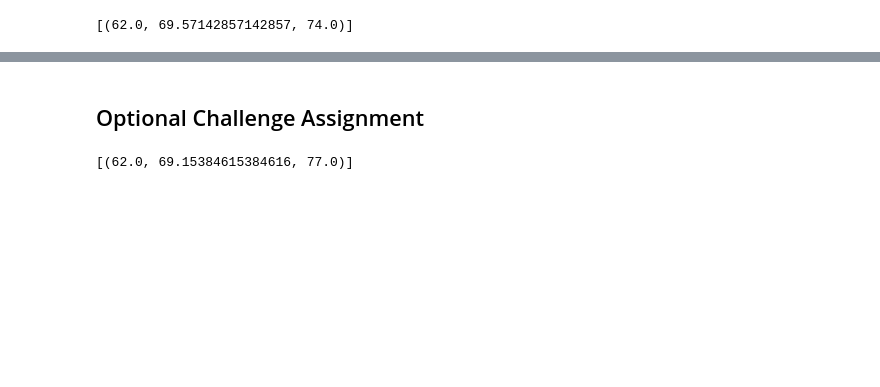
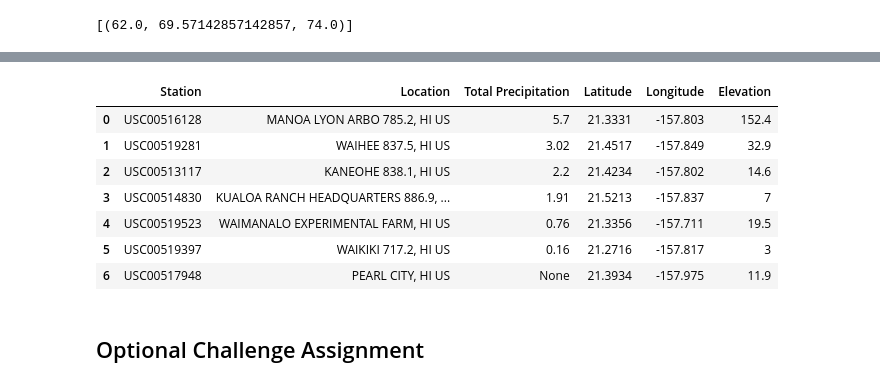
Before and after one commit to faznaimov/Surfs-Up, a Jupyter notebook: climate_starter.ipynb, the cells around one changed output, grey strips where cells are left out. Cells and saved outputs as stored; diff of their text form; code cells hidden in the pictures; blank space fills up the shorter version.

```diff
--- a/climate_starter.ipynb
+++ b/climate_starter.ipynb
@@ -156,6 +220,40 @@ print(calc_temps('2012-02-28', '2012-03-05'))
 # %%
 # Calculate the total amount of rainfall per weather station for your trip dates using the previous year's matching dates.
 # Sort this in descending order by precipitation amount and list the station, name, latitude, longitude, and elevation
+sel = ([Station.station,
+        Station.name,
+        func.sum(Measurement.prcp),
+        Station.latitude,
+        Station.longitude,
+        Station.elevation
+       ])
+
+stationRain = (session.query(*sel)
+                   .filter(Station.station == Measurement.station)
+                   .filter(Measurement.date >= tripStartDate)
+                   .filter(Measurement.date <= tripEndDate)
+                   .group_by(Station.station)
+                   .order_by(func.sum(Measurement.prcp).desc())
+                   .all())
+
+#convert query object to data frame
+stationRainTable = pd.DataFrame(np.array(stationRain))
+
+#rename columns
+stationRainTable = stationRainTable.rename(columns={0: "Station", 1: "Location",
+                                                    2: "Total Precipitation", 3: "Latitude",
+                                                    4: "Longitude", 5: "Elevation"})
+
+stationRainTable
+# %% [output]
+|  | Station | Location | Total Precipitation | Latitude | Longitude | Elevation |
+| 0 | USC00516128 | MANOA LYON ARBO 785.2, HI US | 5.7 | 21.3331 | -157.803 | 152.4 |
+| 1 | USC00519281 | WAIHEE 837.5, HI US | 3.02 | 21.4517 | -157.849 | 32.9 |
+| 2 | USC00513117 | KANEOHE 838.1, HI US | 2.2 | 21.4234 | -157.802 | 14.6 |
+| 3 | USC00514830 | KUALOA RANCH HEADQUARTERS 886.9, ... | 1.91 | 21.5213 | -157.837 | 7 |
+| 4 | USC00519523 | WAIMANALO EXPERIMENTAL FARM, HI US | 0.76 | 21.3356 | -157.711 | 19.5 |
+| 5 | USC00519397 | WAIKIKI 717.2, HI US | 0.16 | 21.2716 | -157.817 | 3 |
+| 6 | USC00517948 | PEARL CITY, HI US | None | 21.3934 | -157.975 | 11.9 |
 # %% [markdown]
 ## Optional Challenge Assignment
 # %%
@@ -177,8 +275,6 @@ def daily_normals(date):
     return session.query(*sel).filter(func.strftime("%m-%d", Measurement.date) == date).all()
 
 daily_normals("01-01")
-# %% [output]
-[(62.0, 69.15384615384616, 77.0)]
 # %%
 # calculate the daily normals for your trip
 # push each tuple of calculations into a list called `normals`
```
Also changed, not shown: parts of 7 cells of this notebook.
